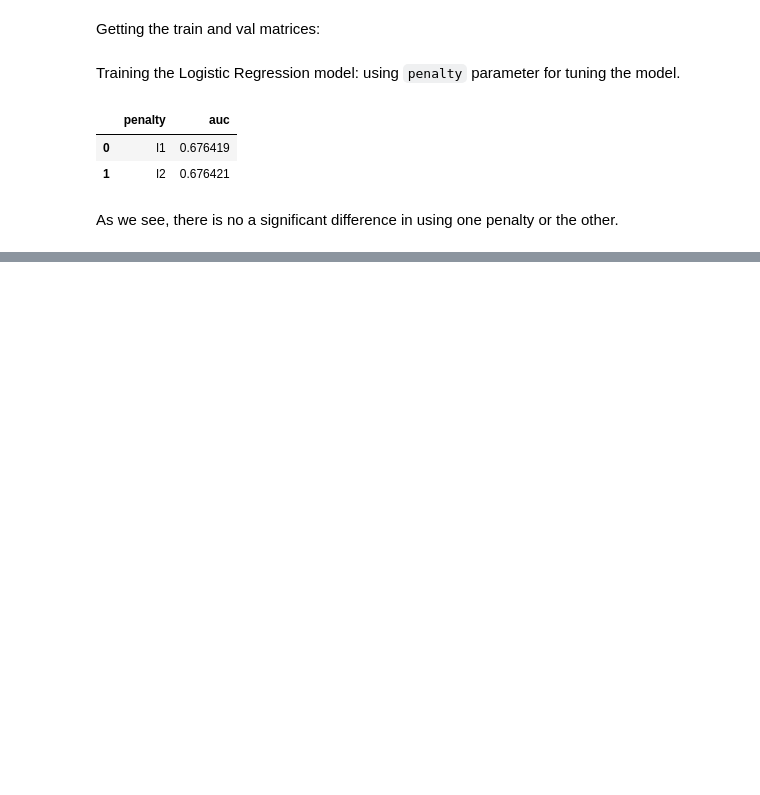
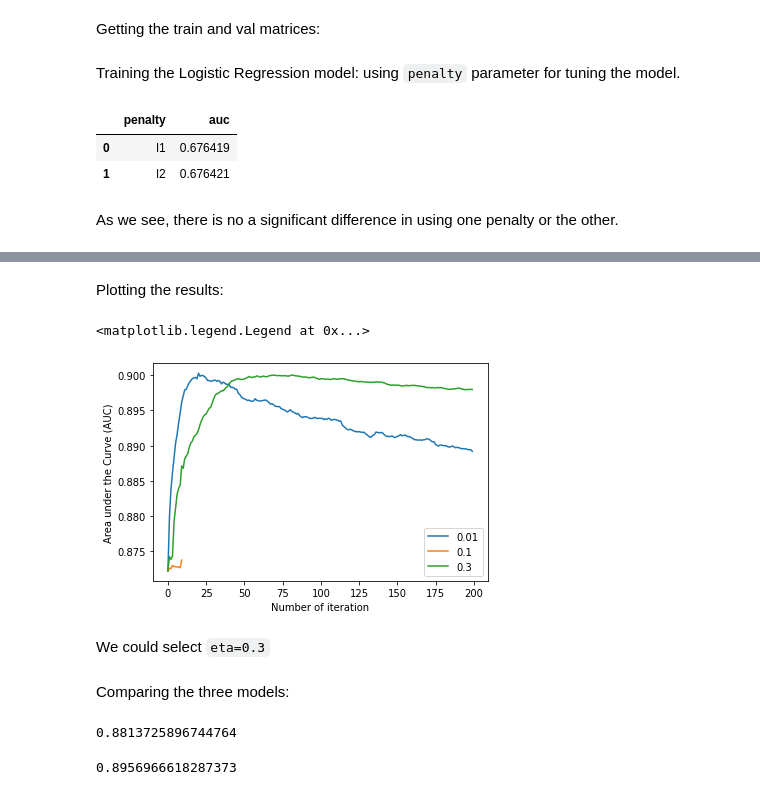
Before and after one commit to anferben/bank_marketing, a Jupyter notebook: bank-marketing.ipynb, the cells around one changed output, grey strips where cells are left out. Cells and saved outputs as stored; diff of their text form; code cells hidden in the pictures; blank space fills up the shorter version.

```diff
--- a/bank-marketing.ipynb
+++ b/bank-marketing.ipynb
@@ -293,0 +411,3 @@ Training a Random Forest model, using max_depth and
+# %%
+scores = {}
+watchlist = [(dtrain, 'train'), (dval, 'val')]
@@ -293,0 +456,57 @@ Training a Random Forest model, using max_depth and
+# %%
+%%capture output
+
+eta = 0.01
+
+xgb_params = {
+    'eta': eta,
+    'max_depth': 6,
+    'min_child_weight': 1,
+
+    'objective': 'binary:logistic',
+    'eval_metric': 'auc',
+    'nthreads': 2,
+
+    'seed': 1,
+    'verbosity': 0
+}
+
+xgboost = xgb.train(xgb_params, dtrain, num_boost_round=200, evals=watchlist)
+
+scores[f'eta={eta}'] = parse_xgb_output(output)
+# %% [markdown]
+Plotting the results:
+# %%
+plt.plot(scores['eta=0.01'].num_iteration, scores['eta=0.01'].val_auc, label='0.01')
+plt.plot(scores['eta=0.1'].num_iteration, scores['eta=0.1'].val_auc, label='0.1')
+plt.plot(scores['eta=0.3'].num_iteration, scores['eta=0.3'].val_auc, label='0.3')
+plt.xlabel('Number of iteration')
+plt.ylabel('Area under the Curve (AUC)')
+plt.legend()
+# %% [output]
+<matplotlib.legend.Legend at 0x...>
+[figure, added]
+# %% [markdown]
+We could select `eta=0.3`
+# %% [markdown]
+Comparing the three models:
+# %%
+lr = LogisticRegression(max_iter=1000, random_state=7)
+lr.fit(X_train, y_train)
+
+y_pred = lr.predict_proba(X_val)[:, 1]
+score = roc_auc_score(y_val, y_pred)
+
+score
+# %% [output]
+0.8813725896744764
+# %%
+rf = RandomForestClassifier(n_estimators=50, max_depth=10, min_samples_leaf=3, random_state=7)
+rf.fit(X_train, y_train)
+
+y_pred = rf.predict_proba(X_val)[:, 1]
+score = roc_auc_score(y_val, y_pred)
+
+score
+# %% [output]
+0.8956966618287373
```
Also changed, not shown: parts of 20 cells of this notebook.
